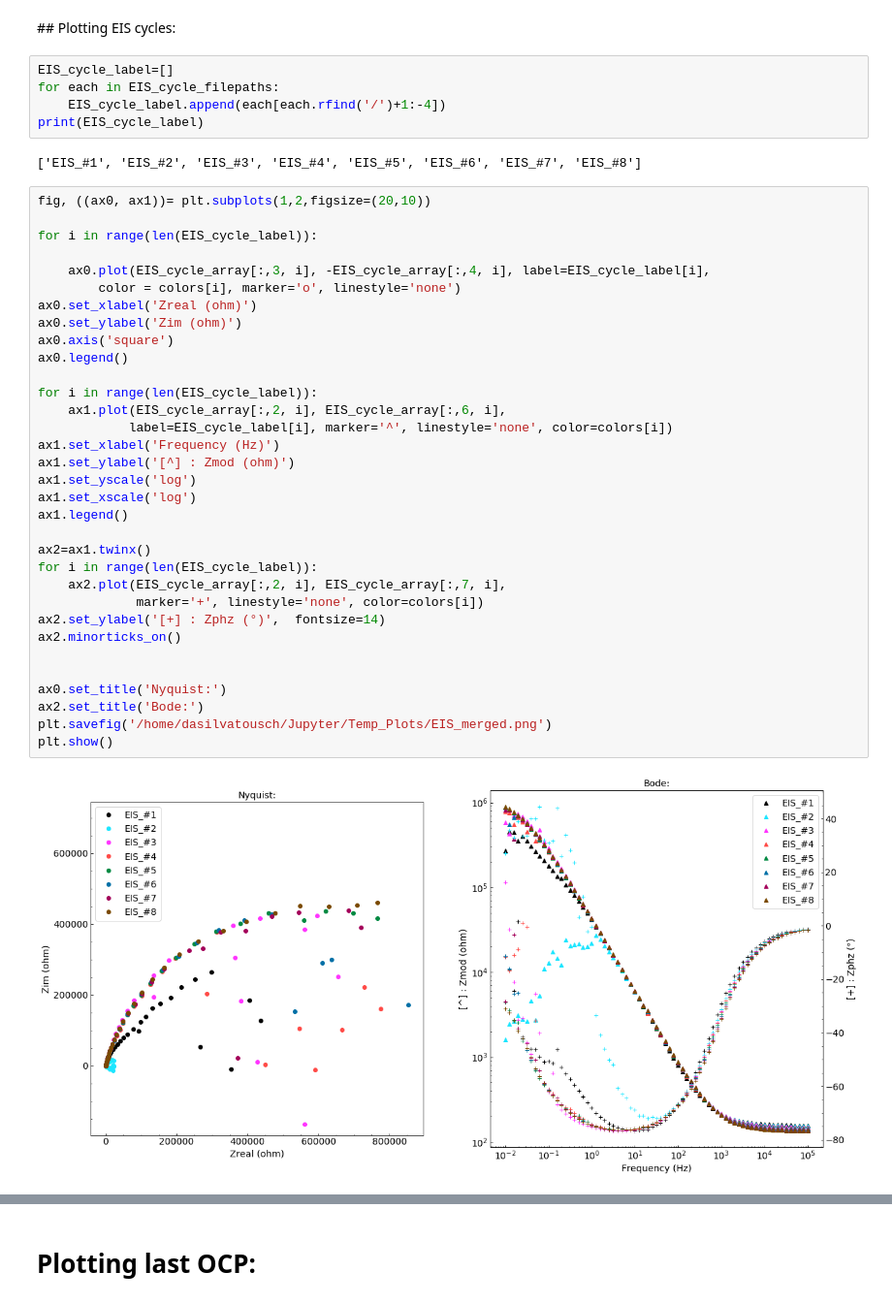
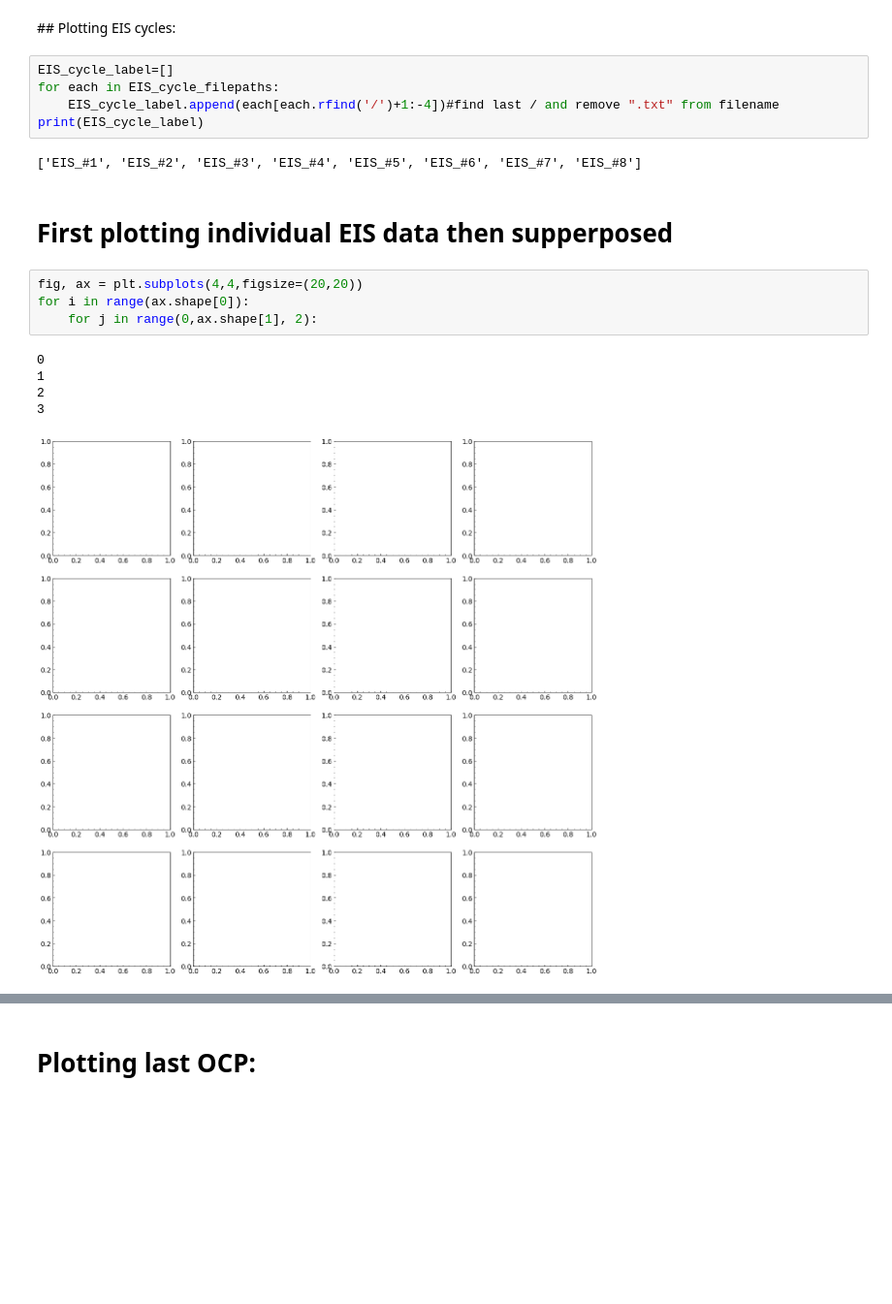
Before and after one commit to CoDaSiTo/IJL_Corrosion, a Jupyter notebook: NaCl_corrosion.ipynb, the cells around one changed output, grey strips where cells are left out. Shown: that part at 97% size. Drawn from its saved outputs; the diff is of its cells as text; blank space fills up the shorter version.

```diff
--- a/NaCl_corrosion.ipynb
+++ b/NaCl_corrosion.ipynb
@@ -263,42 +337,19 @@ plt.show()
 # %%
 EIS_cycle_label=[]
 for each in EIS_cycle_filepaths:
-    EIS_cycle_label.append(each[each.rfind('/')+1:-4])
+    EIS_cycle_label.append(each[each.rfind('/')+1:-4])#find last / and remove ".txt" from filename
 print(EIS_cycle_label)
 # %% [output]
 ['EIS_#1', 'EIS_#2', 'EIS_#3', 'EIS_#4', 'EIS_#5', 'EIS_#6', 'EIS_#7', 'EIS_#8']
-# %%
-fig, ((ax0, ax1))= plt.subplots(1,2,figsize=(20,10))
-
-for i in range(len(EIS_cycle_label)):
-
-    ax0.plot(EIS_cycle_array[:,3, i], -EIS_cycle_array[:,4, i], label=EIS_cycle_label[i],
-        color = colors[i], marker='o', linestyle='none')
-ax0.set_xlabel('Zreal (ohm)')
-ax0.set_ylabel('Zim (ohm)')
-ax0.axis('square')
-ax0.legend()
-
-for i in range(len(EIS_cycle_label)):
-    ax1.plot(EIS_cycle_array[:,2, i], EIS_cycle_array[:,6, i],
-            label=EIS_cycle_label[i], marker='^', linestyle='none', color=colors[i])
-ax1.set_xlabel('Frequency (Hz)')
-ax1.set_ylabel('[^] : Zmod (ohm)')
-ax1.set_yscale('log')
-ax1.set_xscale('log')
-ax1.legend()
-
-ax2=ax1.twinx()
-for i in range(len(EIS_cycle_label)):
-    ax2.plot(EIS_cycle_array[:,2, i], EIS_cycle_array[:,7, i],
-             marker='+', linestyle='none', color=colors[i])
-ax2.set_ylabel('[+] : Zphz (°)',  fontsize=14)
-ax2.minorticks_on()
-
-
-ax0.set_title('Nyquist:')
-ax2.set_title('Bode:')
-plt.savefig('/home/dasilvatousch/Jupyter/Temp_Plots/EIS_merged.png')
-plt.show()
-# %% [output]
-[figure, removed]
+# %% [markdown]
+# First plotting individual EIS data then supperposed
+# %%
+fig, ax = plt.subplots(4,4,figsize=(20,20))
+for i in range(ax.shape[0]):
+    for j in range(0,ax.shape[1], 2):
+# %% [output]
+0
+1
+2
+3
+[figure, added]
```
Also changed, not shown: parts of 14 cells of this notebook.
